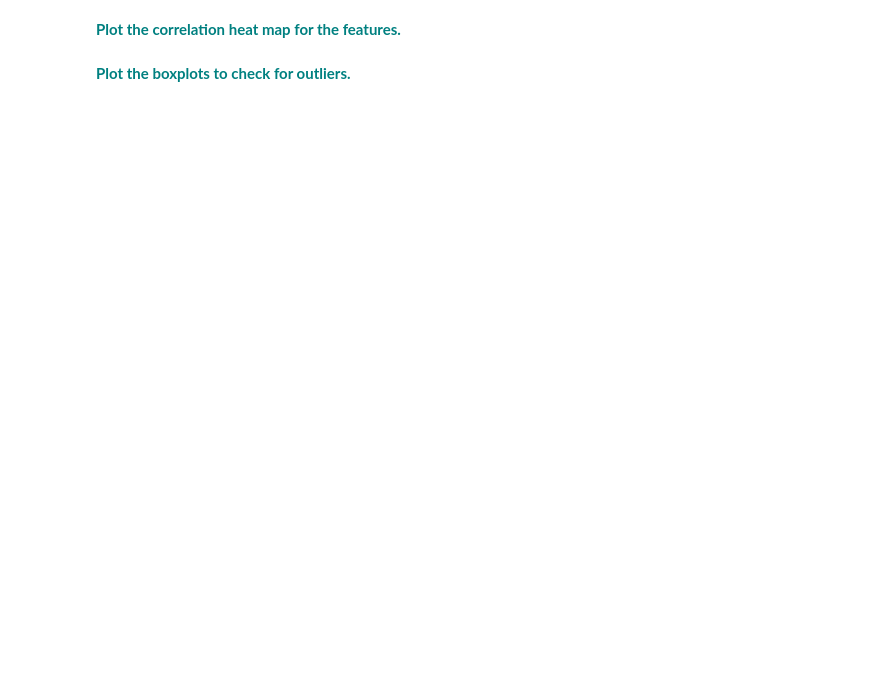
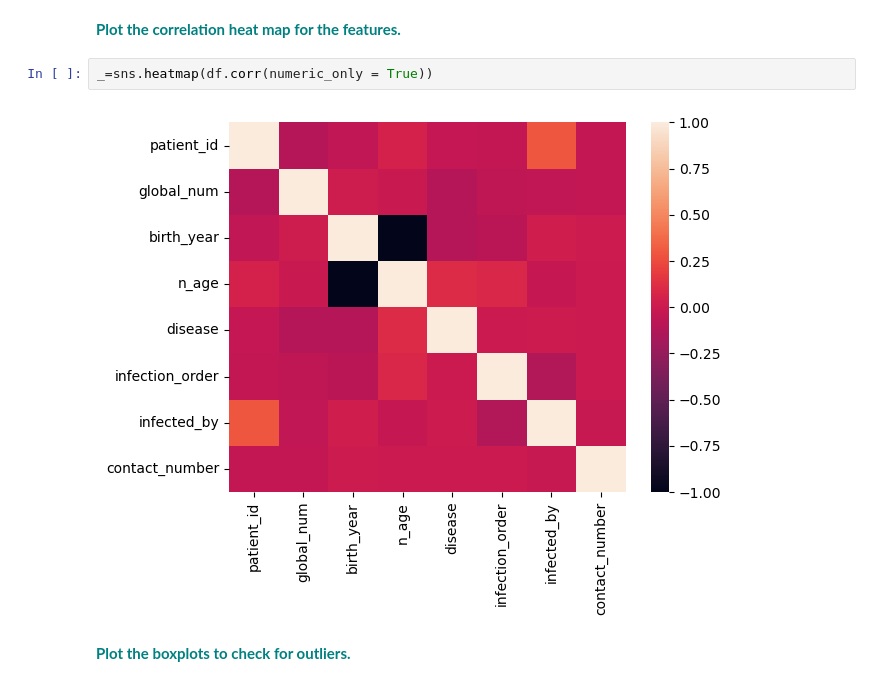
Before and after one commit to OCD0505/Springboard, a Jupyter notebook: Springboard - Unit 14.4 - RandomForest Covid Case Study_06302020/RandomForest_casestudy_covid19.ipynb, the cells around one changed output. Drawn from its saved outputs; the diff is of its cells as text; blank space fills up the shorter version.

```diff
--- a/Springboard - Unit 14.4 - RandomForest Covid Case Study_06302020/RandomForest_casestudy_covid19.ipynb
+++ b/Springboard - Unit 14.4 - RandomForest Covid Case Study_06302020/RandomForest_casestudy_covid19.ipynb
@@ -283,4 +369,8 @@ vn
 # %% [markdown]
 **<font color='teal'> Plot the correlation heat map for the features.</font>**
+# %%
+_=sns.heatmap(df.corr(numeric_only = True))
+# %% [output]
+[figure, added]
 # %% [markdown]
 **<font color='teal'> Plot the boxplots to check for outliers. </font>**
```
Also changed, not shown: parts of 31 cells of this notebook.
